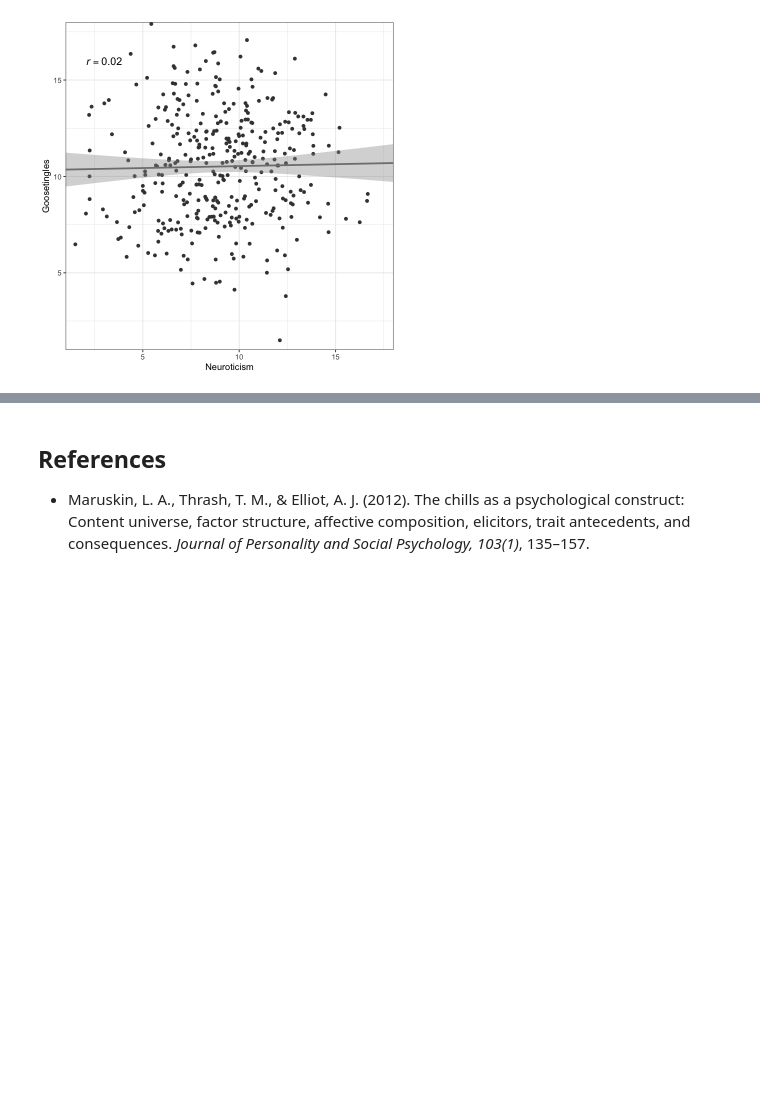
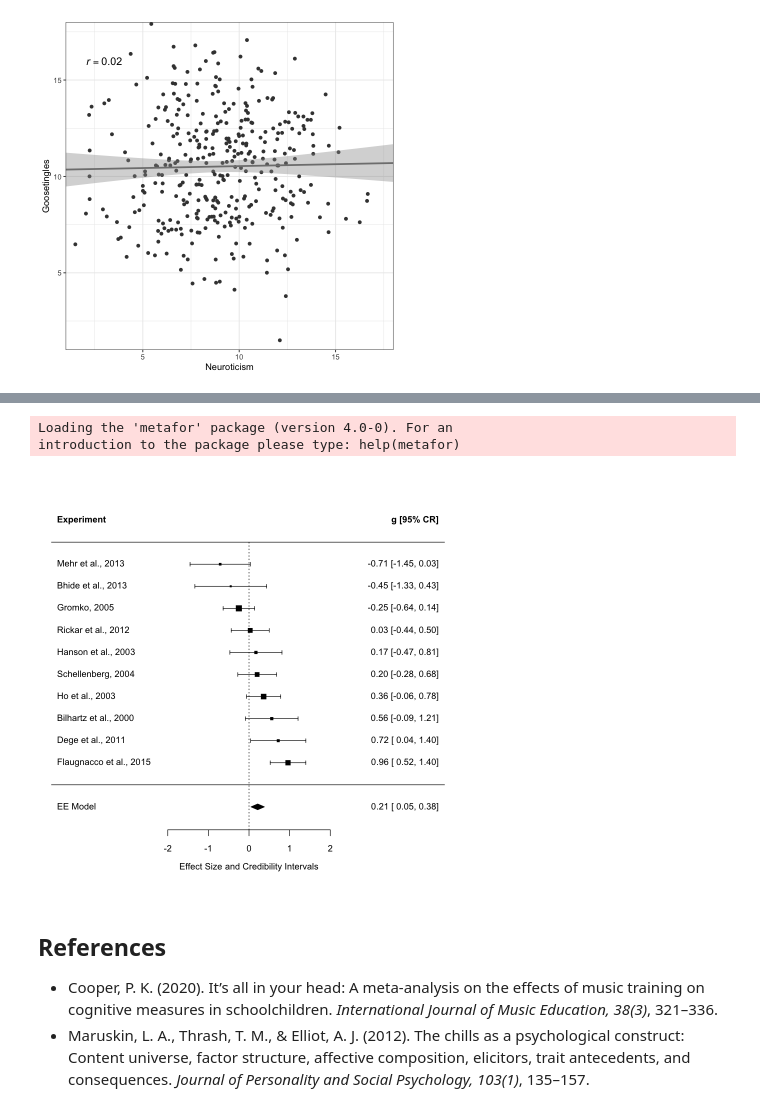
Before and after one commit to tuomaseerola/emr, a Jupyter notebook: Chapter4.ipynb, the cells around one changed output, grey strips where cells are left out. Saved outputs shown, nothing was run; the diff lists cells and outputs as text; code cells hidden in the pictures; blank space fills up the shorter version.

Commit message:
updated versions of R notebooks

```diff
--- a/Chapter4.ipynb
+++ b/Chapter4.ipynb
@@ -126,3 +131,23 @@ print(g4)
+# %%
+install.packages("metafor",quiet=TRUE)
+library(metafor,quiet=TRUE)
+
+# 10 example studies from Cooper 2020
+dat <- data.frame(
+  id = c(1, 2, 3, 4, 5, 6, 7, 8, 9, 10),
+  yi = c(-0.71, -0.45, -0.25, 0.03, 0.17, 0.20, 0.36, 0.56, 0.72, 0.96),
+  vi = c(0.143, 0.203, 0.039, 0.057, 0.107, 0.059, 0.046, 0.109, 0.12, 0.050),
+  author = c("Mehr et al.", "Bhide et al.", "Gromko", "Rickar et al.", "Hanson et al.", "Schellenberg", "Ho et al.", "Bilhartz et al.", "Dege et al.", "Flaugnacco et al."),
+  year = c(2013, 2013, 2005, 2012, 2003, 2004, 2003, 2000, 2011, 2015))
+
+res.ee <- rma(yi, vi, data=dat, method="EE")
+
+forest(res.ee, header=c("Experiment", "g [95% CR]"), top=2, xlab="Effect Size and Credibility Intervals",slab=paste(author, year, sep=", "),cex=0.9)
+# %% [output]
+Loading the 'metafor' package (version 4.0-0). For an
+introduction to the package please type: help(metafor)
+[figure, added]
 # %% [markdown]
 ## References
+- Cooper, P. K. (2020). It’s all in your head: A meta-analysis on the effects of music training on cognitive measures in schoolchildren. _International Journal of Music Education, 38(3)_, 321–336.
 - Maruskin, L. A., Thrash, T. M., & Elliot, A. J. (2012). The chills as a psychological construct: Content universe, factor structure, affective composition, elicitors, trait antecedents, and consequences. _Journal of Personality and Social Psychology, 103(1)_, 135–157.
```
Also changed, not shown: parts of 2 cells of this notebook.
